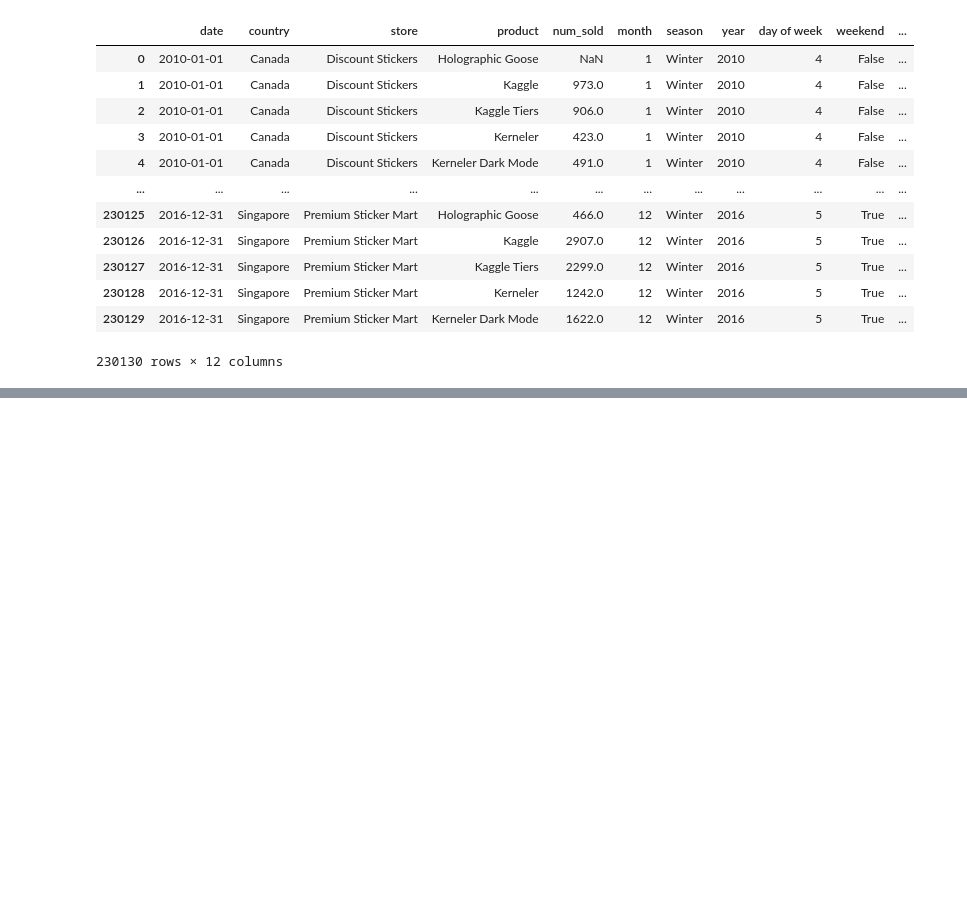
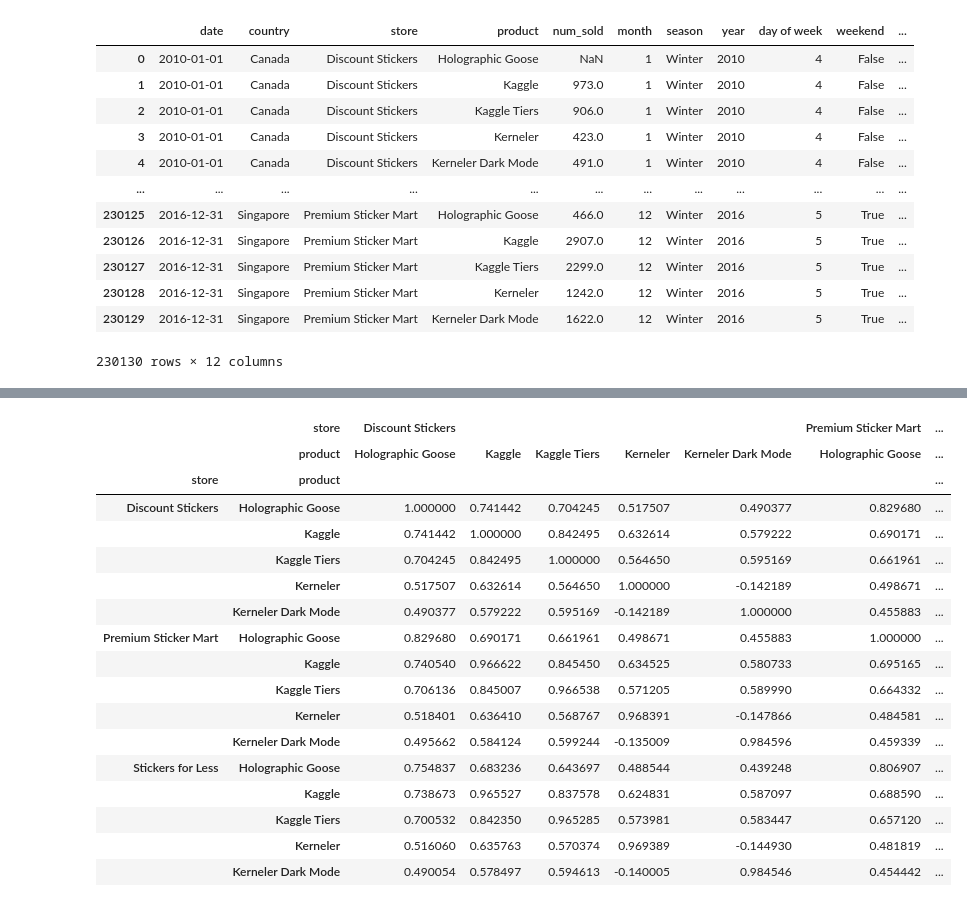
Before and after one commit to rjvillen/Forecasting-Kaggle-Sticker-Sales, a Jupyter notebook: Basic-EDA.ipynb, the cells around one changed output, grey strips where cells are left out. Drawn from its saved outputs; the diff is of its cells as text; code cells hidden in the pictures; blank space fills up the shorter version.

```diff
--- a/Basic-EDA.ipynb
+++ b/Basic-EDA.ipynb
@@ -298,0 +347,22 @@ df
+# %%
+# pruebo con combinaciones de 2
+df.pivot_table(index="date",columns=["store","product"],values="num_sold",aggfunc="mean").corr().style.background_gradient(cmap='coolwarm')
+# %% [output]
+|  | store | Discount Stickers |  |  |  |  | Premium Sticker Mart | ... |
+|  | product | Holographic Goose | Kaggle | Kaggle Tiers | Kerneler | Kerneler Dark Mode | Holographic Goose | ... |
+| store | product |  |  |  |  |  |  | ... |
+| Discount Stickers | Holographic Goose | 1.000000 | 0.741442 | 0.704245 | 0.517507 | 0.490377 | 0.829680 | ... |
+|  | Kaggle | 0.741442 | 1.000000 | 0.842495 | 0.632614 | 0.579222 | 0.690171 | ... |
+|  | Kaggle Tiers | 0.704245 | 0.842495 | 1.000000 | 0.564650 | 0.595169 | 0.661961 | ... |
+|  | Kerneler | 0.517507 | 0.632614 | 0.564650 | 1.000000 | -0.142189 | 0.498671 | ... |
+|  | Kerneler Dark Mode | 0.490377 | 0.579222 | 0.595169 | -0.142189 | 1.000000 | 0.455883 | ... |
+| Premium Sticker Mart | Holographic Goose | 0.829680 | 0.690171 | 0.661961 | 0.498671 | 0.455883 | 1.000000 | ... |
+|  | Kaggle | 0.740540 | 0.966622 | 0.845450 | 0.634525 | 0.580733 | 0.695165 | ... |
+|  | Kaggle Tiers | 0.706136 | 0.845007 | 0.966538 | 0.571205 | 0.589990 | 0.664332 | ... |
+|  | Kerneler | 0.518401 | 0.636410 | 0.568767 | 0.968391 | -0.147866 | 0.484581 | ... |
+|  | Kerneler Dark Mode | 0.495662 | 0.584124 | 0.599244 | -0.135009 | 0.984596 | 0.459339 | ... |
+| Stickers for Less | Holographic Goose | 0.754837 | 0.683236 | 0.643697 | 0.488544 | 0.439248 | 0.806907 | ... |
+|  | Kaggle | 0.738673 | 0.965527 | 0.837578 | 0.624831 | 0.587097 | 0.688590 | ... |
+|  | Kaggle Tiers | 0.700532 | 0.842350 | 0.965285 | 0.573981 | 0.583447 | 0.657120 | ... |
+|  | Kerneler | 0.516060 | 0.635763 | 0.570374 | 0.969389 | -0.144930 | 0.481819 | ... |
+|  | Kerneler Dark Mode | 0.490054 | 0.578497 | 0.594613 | -0.140005 | 0.984546 | 0.454442 | ... |
```
Also changed, not shown: parts of 8 cells of this notebook.
